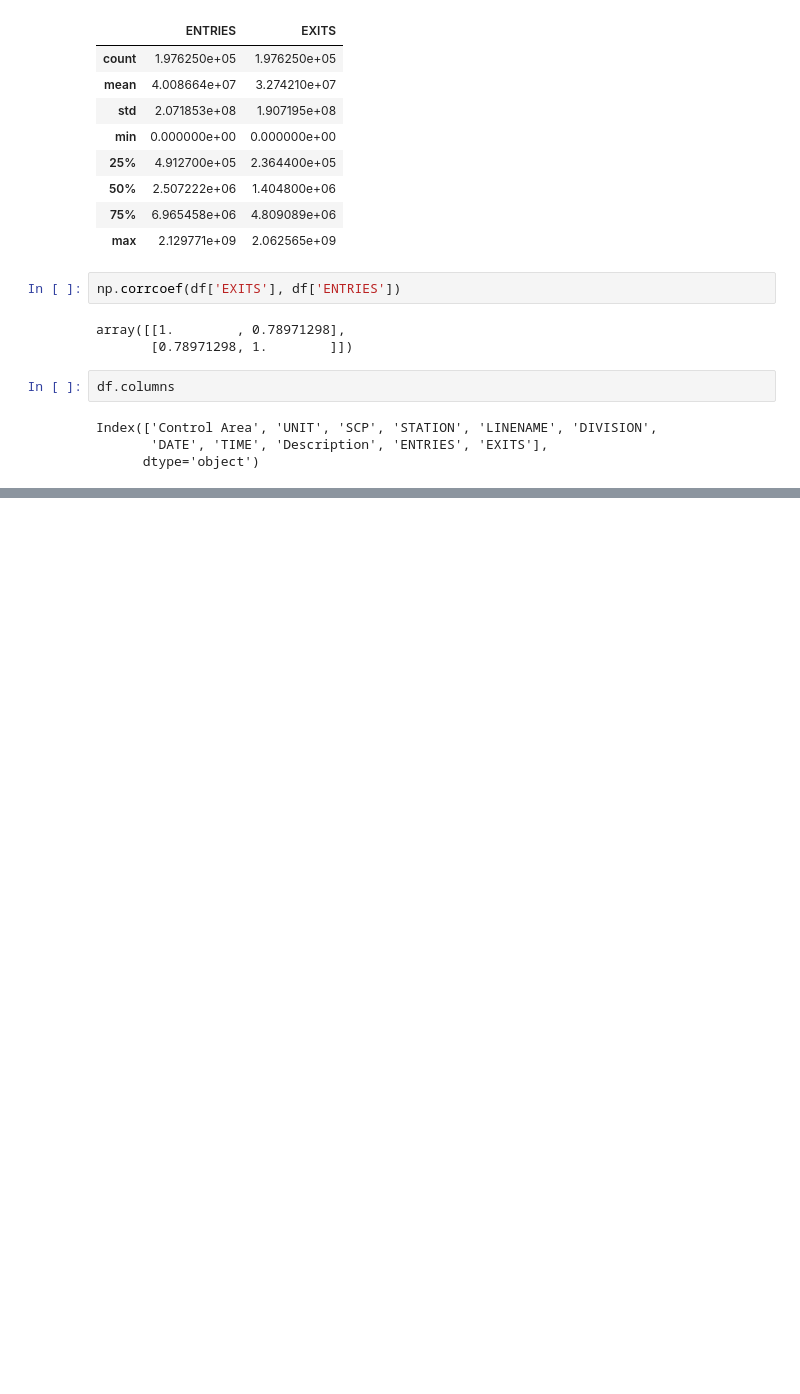
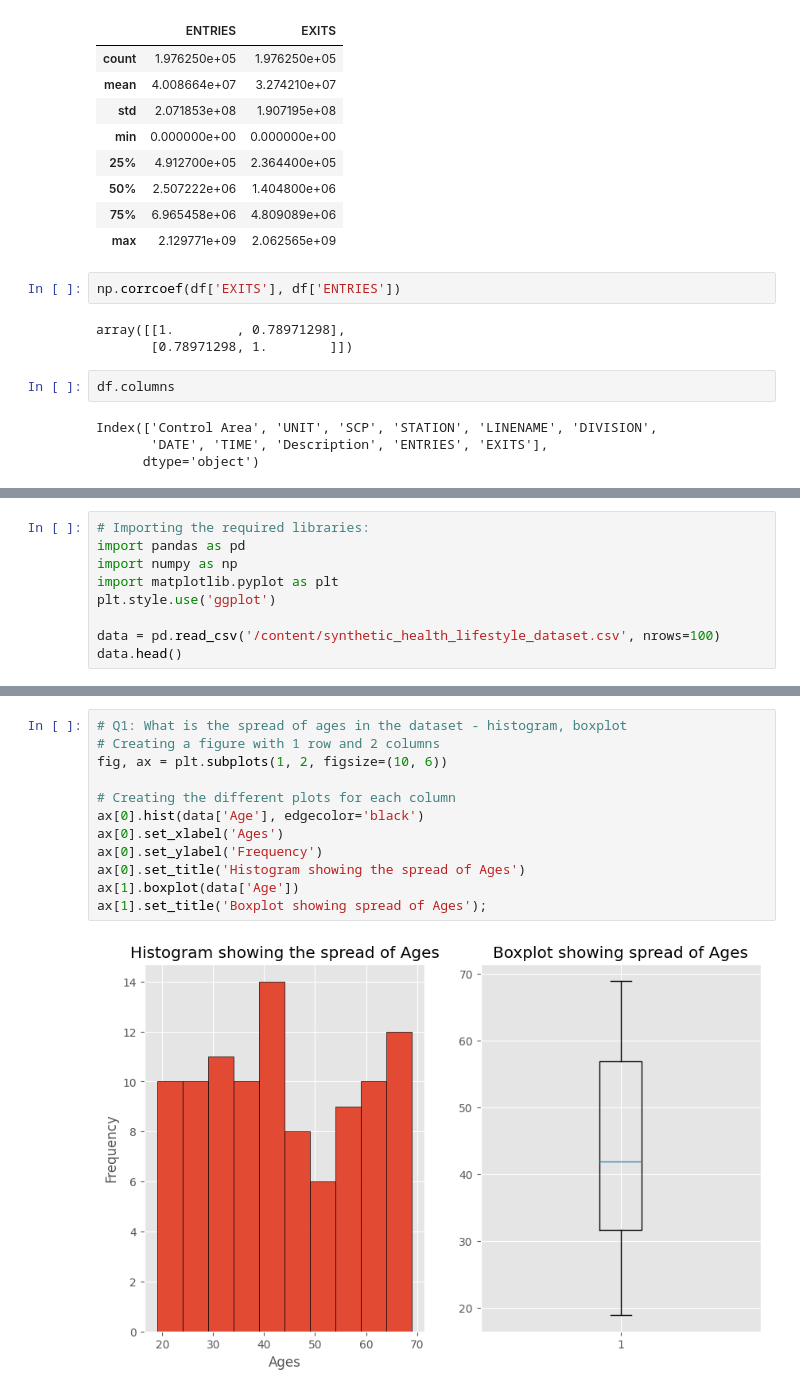
Before and after one commit to Jimmy-ai1/Group_3, a Jupyter notebook: Group_3_task.ipynb, the cells around one changed output, grey strips where cells are left out. Cells and saved outputs as stored; diff of their text form; blank space fills up the shorter version.

```diff
--- a/Group_3_task.ipynb
+++ b/Group_3_task.ipynb
@@ -605,0 +608,9 @@ Index(['Control Area', 'UNIT', 'SCP', 'STATION', 'LINENAME', 'DIVISION',
+# %%
+# Importing the required libraries:
+import pandas as pd
+import numpy as np
+import matplotlib.pyplot as plt
+plt.style.use('ggplot')
+
+data = pd.read_csv('/content/synthetic_health_lifestyle_dataset.csv', nrows=100)
+data.head()
@@ -605,0 +624,14 @@ Index(['Control Area', 'UNIT', 'SCP', 'STATION', 'LINENAME', 'DIVISION',
+# %%
+# Q1: What is the spread of ages in the dataset - histogram, boxplot
+# Creating a figure with 1 row and 2 columns
+fig, ax = plt.subplots(1, 2, figsize=(10, 6))
+
+# Creating the different plots for each column
+ax[0].hist(data['Age'], edgecolor='black')
+ax[0].set_xlabel('Ages')
+ax[0].set_ylabel('Frequency')
+ax[0].set_title('Histogram showing the spread of Ages')
+ax[1].boxplot(data['Age'])
+ax[1].set_title('Boxplot showing spread of Ages');
+# %% [output]
+[figure, added]
```
Also changed, not shown: parts of 6 cells of this notebook.
